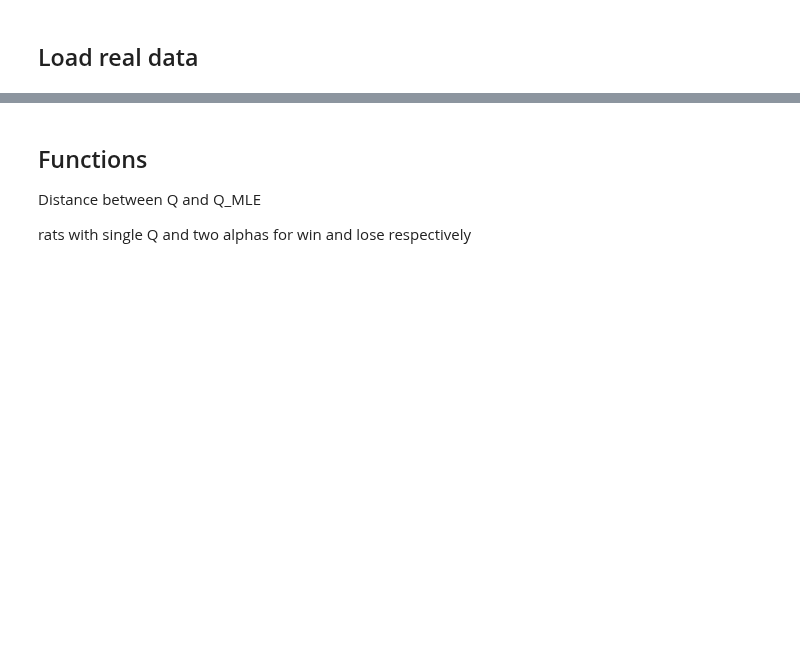
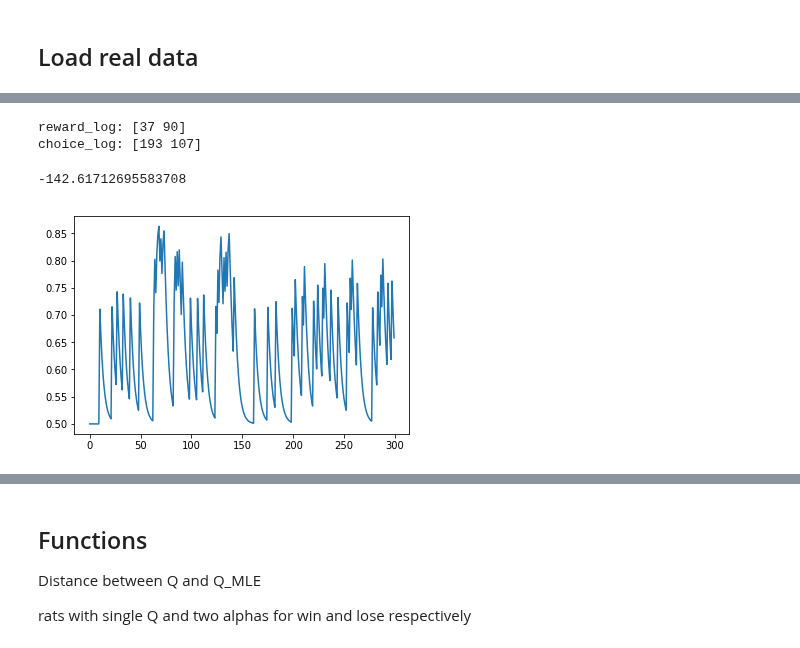
Before and after one commit to Maylibooyah69/RewardReversalPorject, a Jupyter notebook: MLE_2alpha.ipynb, the cells around one changed output, grey strips where cells are left out. Drawn from its saved outputs; the diff is of its cells as text; code cells hidden in the pictures; blank space fills up the shorter version.

```diff
--- a/MLE_2alpha.ipynb
+++ b/MLE_2alpha.ipynb
@@ -72,10 +60,16 @@ plt.show()
 # %%
 # demo
 env=toyQ_2choice()
-rat=sig_rat(env,alpha=0.2,beta=2)
+rat=SQFSrat(env,alphaS=0.45,alphaF=0.25,beta=2)
 env,rat=train_rat(env,rat,300)
 obslog=np.array(env.obslog)
 choicelog=np.array(rat.choiceLog)
 print('reward_log:',np.sum(obslog,axis=0))
 print('choice_log:',np.sum(choicelog,axis=0))
-rat.Q
+plt.plot(rat.lhLog)
+np.log(np.prod(rat.lhLog,axis=0))
+# %% [output]
+reward_log: [37 90]
+choice_log: [193 107]
+-142.61712695583708
+[figure, added]
```
Also changed, not shown: parts of 25 cells of this notebook, 34 other files.
